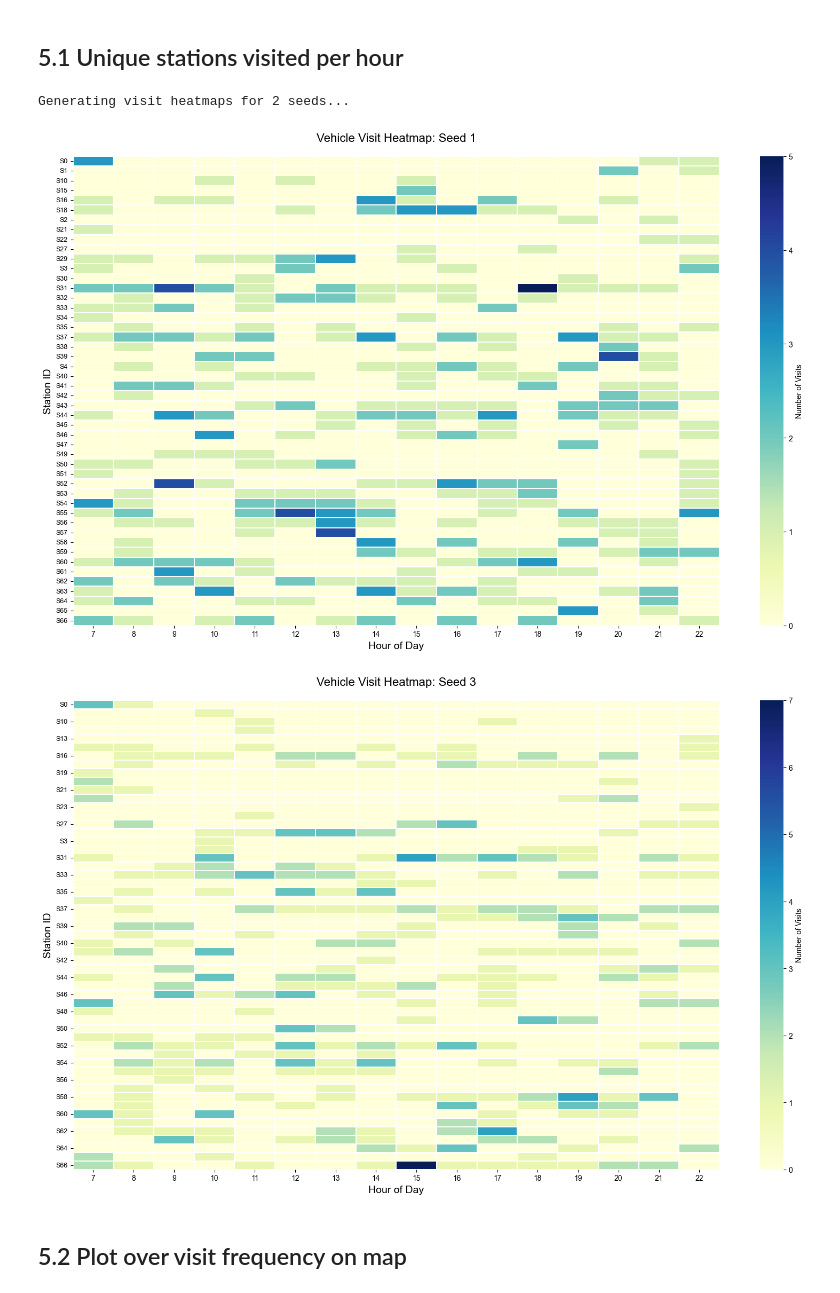
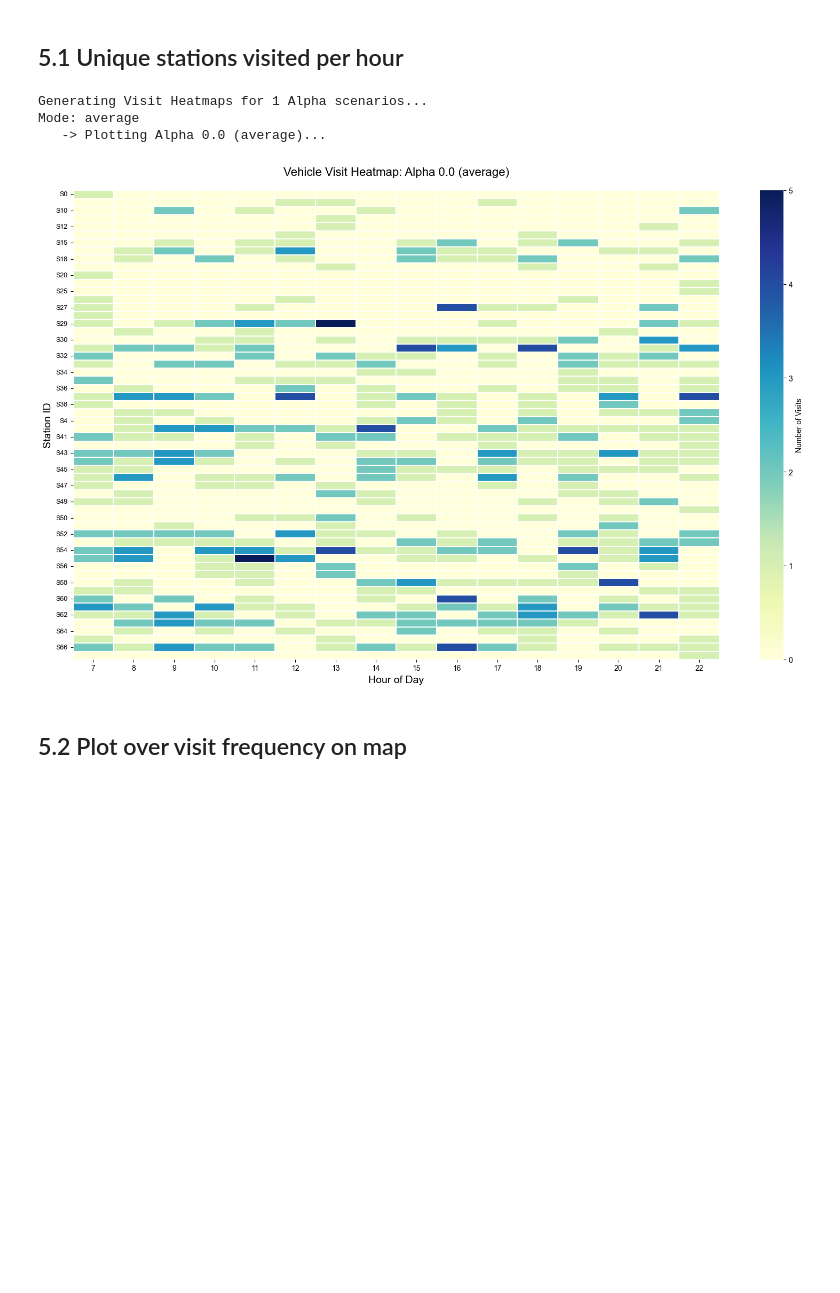
Before and after one commit to EECS-NTNU/FOMOsim, a Jupyter notebook: policies/sjovik_sund/Scripts/Maintenance_reward_analysis/alphas_and_seeds.ipynb, the cells around one changed output. Saved outputs shown, nothing was run; the diff lists cells and outputs as text; code cells hidden in the pictures; blank space fills up the shorter version.

```diff
--- a/policies/sjovik_sund/Scripts/Maintenance_reward_analysis/alphas_and_seeds.ipynb
+++ b/policies/sjovik_sund/Scripts/Maintenance_reward_analysis/alphas_and_seeds.ipynb
@@ -1765,7 +1924,6 @@ stations_with_visits.head(70)
 # %% [markdown]
 ## 5.1 Unique stations visited per hour
 # %%
-
 # ---------------------------
 # 1. DEFINE PLOTTING FUNCTION
 # ---------------------------
@@ -1797,60 +1955,72 @@ def plot_visit_heatmap(df_vehicle, title_label, scale_factor=1):
     heatmap_data = heatmap_data.fillna(0)
 
     # Sort Index (Stations) for cleaner view
+    # (Optional: If you want numeric sorting S1->S2->S10, extra logic is needed.
+    # Standard sort gives S1->S10->S2)
     heatmap_data = heatmap_data.sort_index()
 
     # 3. Plotting
     plt.figure(figsize=(16, 10))
 
     ax = sns.heatmap(
         heatmap_data,
         cmap="YlGnBu",
         linewidths=0.01,
         cbar_kws={"label": "Avg Number of Visits" if scale_factor > 1 else "Number of Visits"}
     )
 
     plt.title(f"Vehicle Visit Heatmap: {title_label}", fontsize=16, pad=20)
     plt.xlabel("Hour of Day", fontsize=14)
     plt.ylabel("Station ID", fontsize=14)
 
     plt.xticks(rotation=0) # Keep hour labels horizontal
-    plt.yticks(rotation=0, fontsize=9) # Keep station labels horizontal if space permits
+    plt.yticks(rotation=0, fontsize=9) # Keep station labels horizontal
 
     # Save
-    safe_label = title_label.replace(" ", "_").replace("(", "").replace(")", "")
+    safe_label = title_label.replace(" ", "_").replace("(", "").replace(")", "").replace(".", "pt")
     plt.tight_layout()
-    plt.savefig(f"vehicle_visit_heatmap_{safe_label}.svg")
+    plt.savefig(
+        f"vehicle_visit_heatmap_{safe_label}.svg",
+        bbox_inches='tight',  # Crops extra white space
+        pad_inches=0.02       # Leaves a tiny safety margin
+    )
     plt.show()
 
 # ---------------------------
-# 2. EXECUTION LOGIC
+# 2. EXECUTION LOGIC (Looping through Alphas)
 # ---------------------------
 
-if selection_mode == "all":
-    print(f"Generating visit heatmaps for {len(all_seeds_data)} seeds...")
+print(f"Generating Visit Heatmaps for {len(alpha_results)} Alpha scenarios...")
+print(f"Mode: {selection_mode}")
 
-    for seed_num, data_dict in all_seeds_data.items():
-        plot_visit_heatmap(
-            df_vehicle=data_dict["vehicle"],
-            title_label=f"Seed {seed_num}",
-            scale_factor=1
-        )
+for alpha_val, data_dict in alpha_results.items():
 
-else:
-    # Determine Scale Factor for Average Mode
-    scale = len(available_seeds) if selection_mode == "average" else 1
+    # 1. Determine Scale Factor
+    if selection_mode == "average":
+        alpha_str = f"{alpha_val:.3f}"
+        seeds_used = get_available_seeds(alpha_str)
+        scale = len(seeds_used)
+    else:
+        scale = 1
 
-    print(f"Generating visit heatmap for: {source_label}")
+    # 2. Get Data
+    df_vehicle = data_dict["vehicle"]
 
+    # 3. Create Label
+    label_text = f"Alpha {alpha_val} ({selection_mode})"
+
+    # 4. Plot
+    print(f"   -> Plotting {label_text}...")
     plot_visit_heatmap(
-        df_vehicle=vehicle_df,
-        title_label=source_label,
+        df_vehicle=df_vehicle,
+        title_label=label_text,
         scale_factor=scale
     )
 # %% [output]
-Generating visit heatmaps for 2 seeds...
+Generating Visit Heatmaps for 1 Alpha scenarios...
+Mode: average
+   -> Plotting Alpha 0.0 (average)...
-[figure, old version]
+[figure, new version]
-[figure, removed]
 # %% [markdown]
 ## 5.2 Plot over visit frequency on map
 # %%
```
Also changed, not shown: parts of 23 cells of this notebook.
